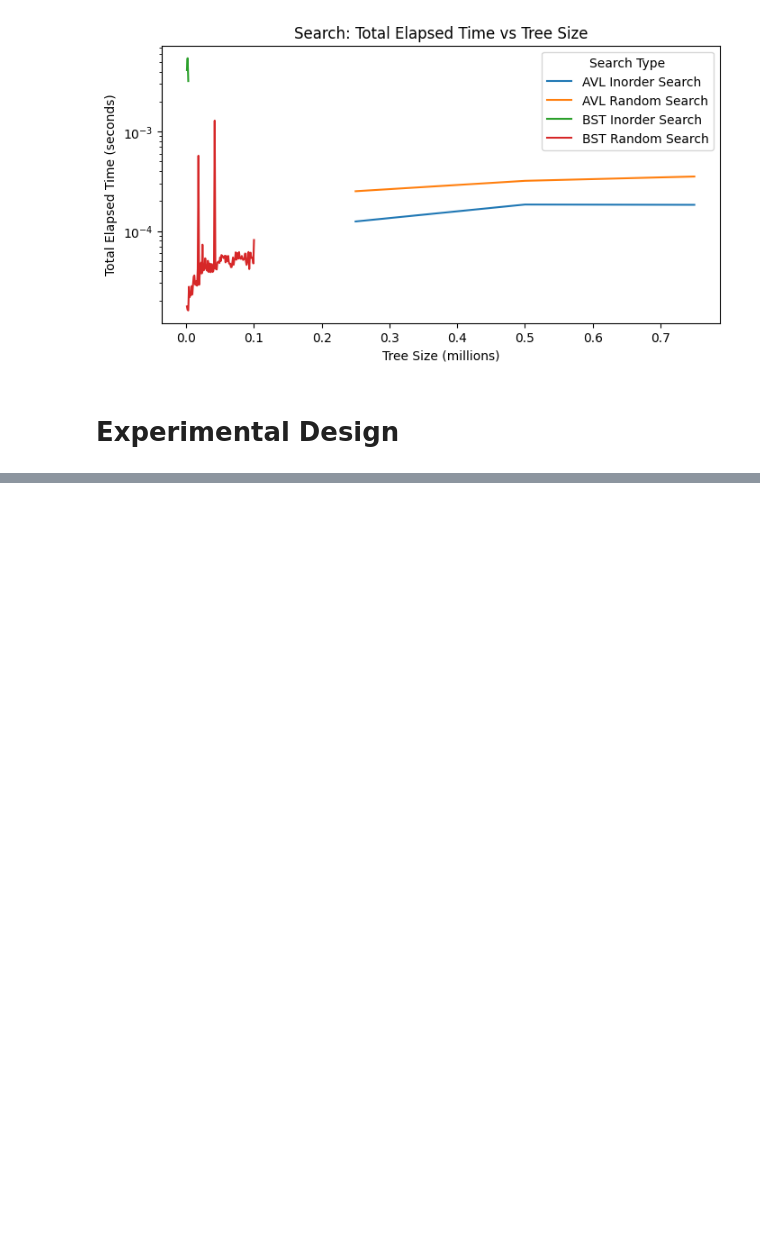
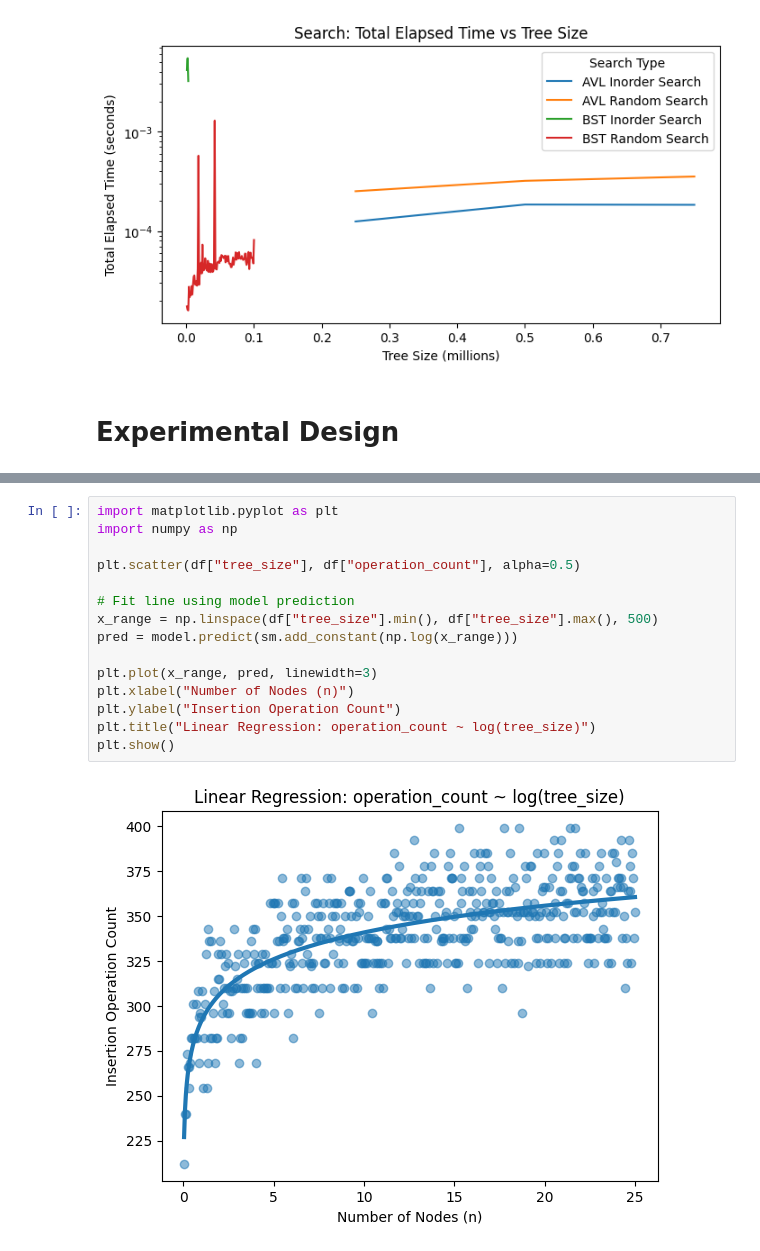
Before and after one commit to CS5008Fall2025/research-paper-jroberge16, a Jupyter notebook: empircal_analysis.ipynb, the cells around one changed output, grey strips where cells are left out. Cells and saved outputs as stored; diff of their text form; blank space fills up the shorter version.

```diff
--- a/empircal_analysis.ipynb
+++ b/empircal_analysis.ipynb
@@ -537,0 +616,17 @@ Calculation: 2 × 2 × 3 × 4 = 48
+# %%
+import matplotlib.pyplot as plt
+import numpy as np
+
+plt.scatter(df["tree_size"], df["operation_count"], alpha=0.5)
+
+# Fit line using model prediction
+x_range = np.linspace(df["tree_size"].min(), df["tree_size"].max(), 500)
+pred = model.predict(sm.add_constant(np.log(x_range)))
+
+plt.plot(x_range, pred, linewidth=3)
+plt.xlabel("Number of Nodes (n)")
+plt.ylabel("Insertion Operation Count")
+plt.title("Linear Regression: operation_count ~ log(tree_size)")
+plt.show()
+# %% [output]
+[figure, added]
```
Also changed, not shown: parts of 6 cells of this notebook, 5 other files.
